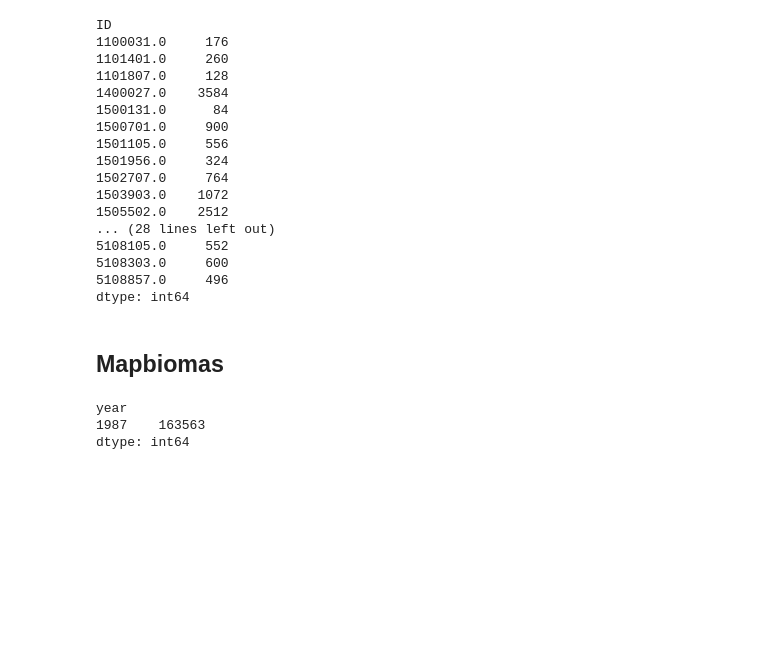
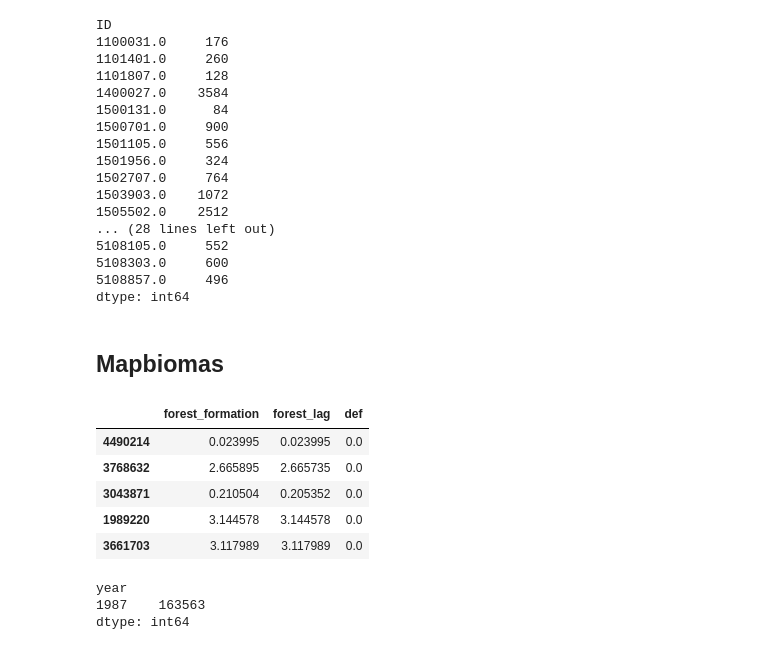
Before and after one commit to aulichney/Deforestation, a Jupyter notebook: DataMerge.ipynb, the cells around one changed output. Drawn from its saved outputs; the diff is of its cells as text; code cells hidden in the pictures; blank space fills up the shorter version.

```diff
--- a/DataMerge.ipynb
+++ b/DataMerge.ipynb
@@ -820,6 +798,15 @@ dtype: int64
 # %%
 #Most relevant variables are forest_formation, forest_lag, forest_diff (= forest_formation - forest_lag) and def (=forest_diff if forest_diff<=0).
 map = pd.read_csv('/Users/annieulichney/Library/CloudStorage/Box-Box/Deforestation_MachineLearning/Data/CSV/mapbiomas_points.csv')
+# %%
+map.sample(n=30).head()[['forest_formation', 'forest_lag', 'def']]
+# %% [output]
+|  | forest_formation | forest_lag | def |
+| 4490214 | 0.023995 | 0.023995 | 0.0 |
+| 3768632 | 2.665895 | 2.665735 | 0.0 |
+| 3043871 | 0.210504 | 0.205352 | 0.0 |
+| 1989220 | 3.144578 | 3.144578 | 0.0 |
+| 3661703 | 3.117989 | 3.117989 | 0.0 |
 # %%
 map[(map.forest_diff.isna())].groupby(['year']).size()
 # %% [output]
```
Also changed, not shown: parts of 5 cells of this notebook.
